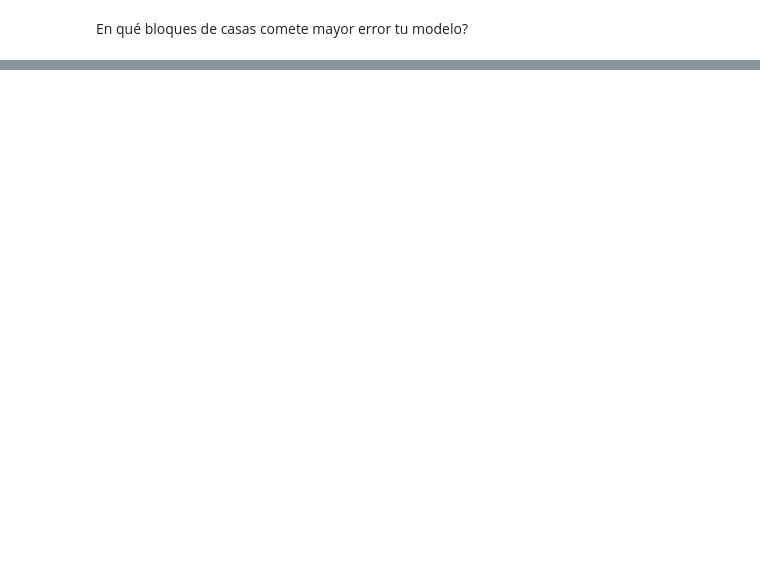
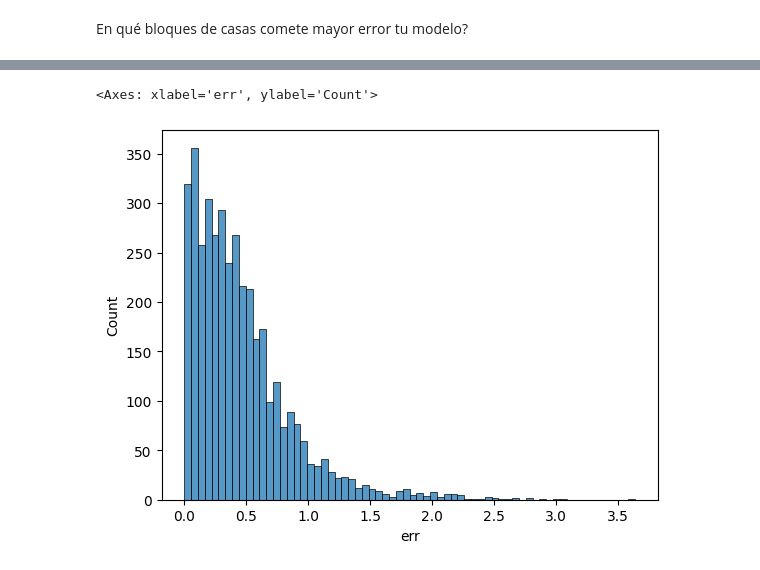
Before and after one commit to sheriffff/2025_master_big_data_machine_learning, a Jupyter notebook: 02.linear_regression_practice.ipynb, the cells around one changed output, grey strips where cells are left out. Drawn from its saved outputs; the diff is of its cells as text; code cells hidden in the pictures; blank space fills up the shorter version.

```diff
--- a/02.linear_regression_practice.ipynb
+++ b/02.linear_regression_practice.ipynb
@@ -169,0 +200,5 @@ Y evalúa su performance
+# %%
+lr.fit(
+    X_train,
+    y_train
+)
@@ -170,2 +207,5 @@ Y evalúa su performance
 # %% [markdown]
 En qué bloques de casas comete mayor error tu modelo?
+# %%
+df_test = X_test.copy()
+df_test["precio_real"] = y_test
@@ -171,0 +221,4 @@ En qué bloques de casas comete mayor error tu modelo?
+# %%
+df_test["precio_pred"] = lr.predict(X_test)
+# %%
+df_test["err"] = (df_test.precio_pred - df_test.precio_real).abs().round(2)
@@ -171,0 +241,5 @@ En qué bloques de casas comete mayor error tu modelo?
+# %%
+sns.histplot(x=df_test.err)
+# %% [output]
+<Axes: xlabel='err', ylabel='Count'>
+[figure, added]
```
Also changed, not shown: parts of 13 cells of this notebook, 3 other files.
